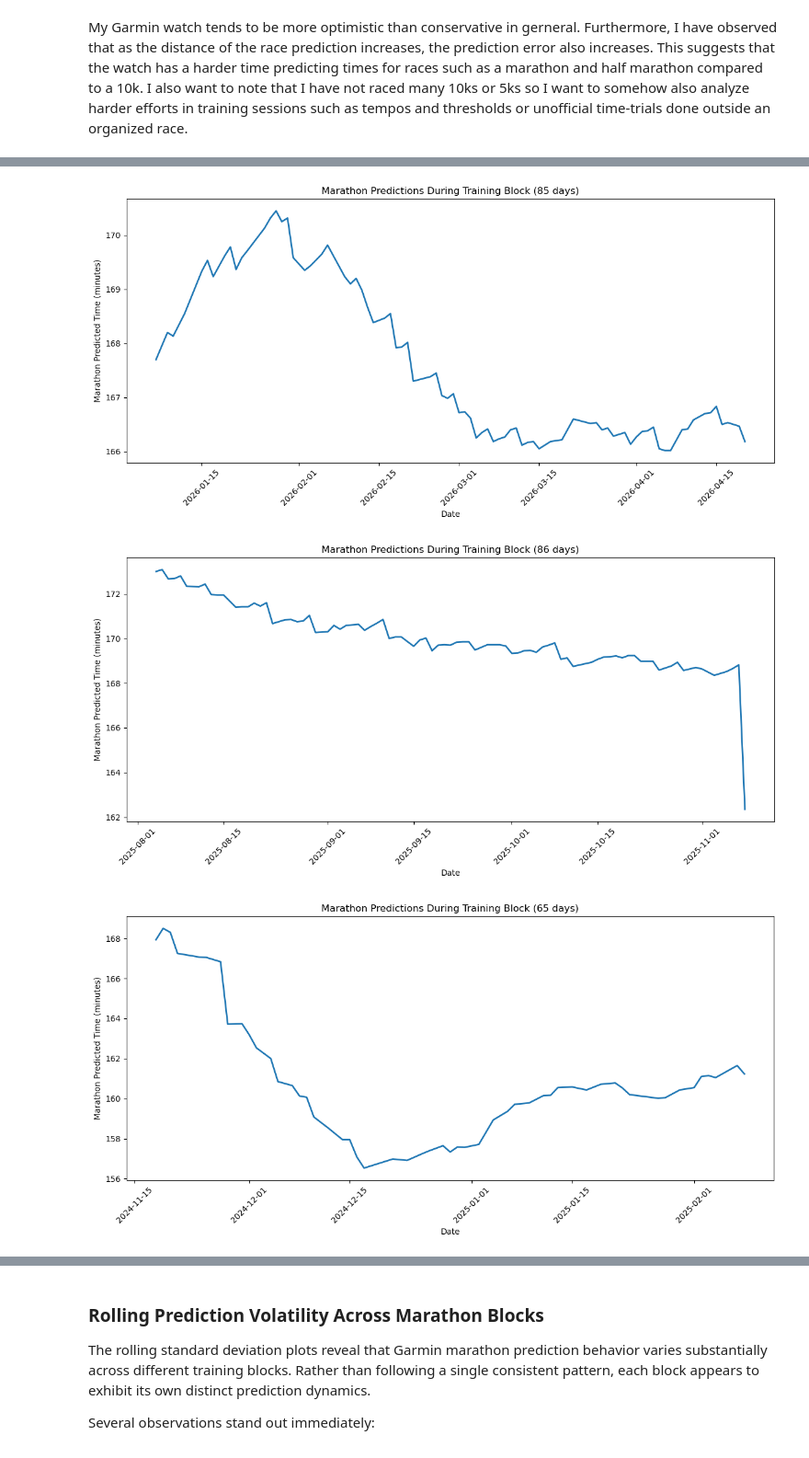
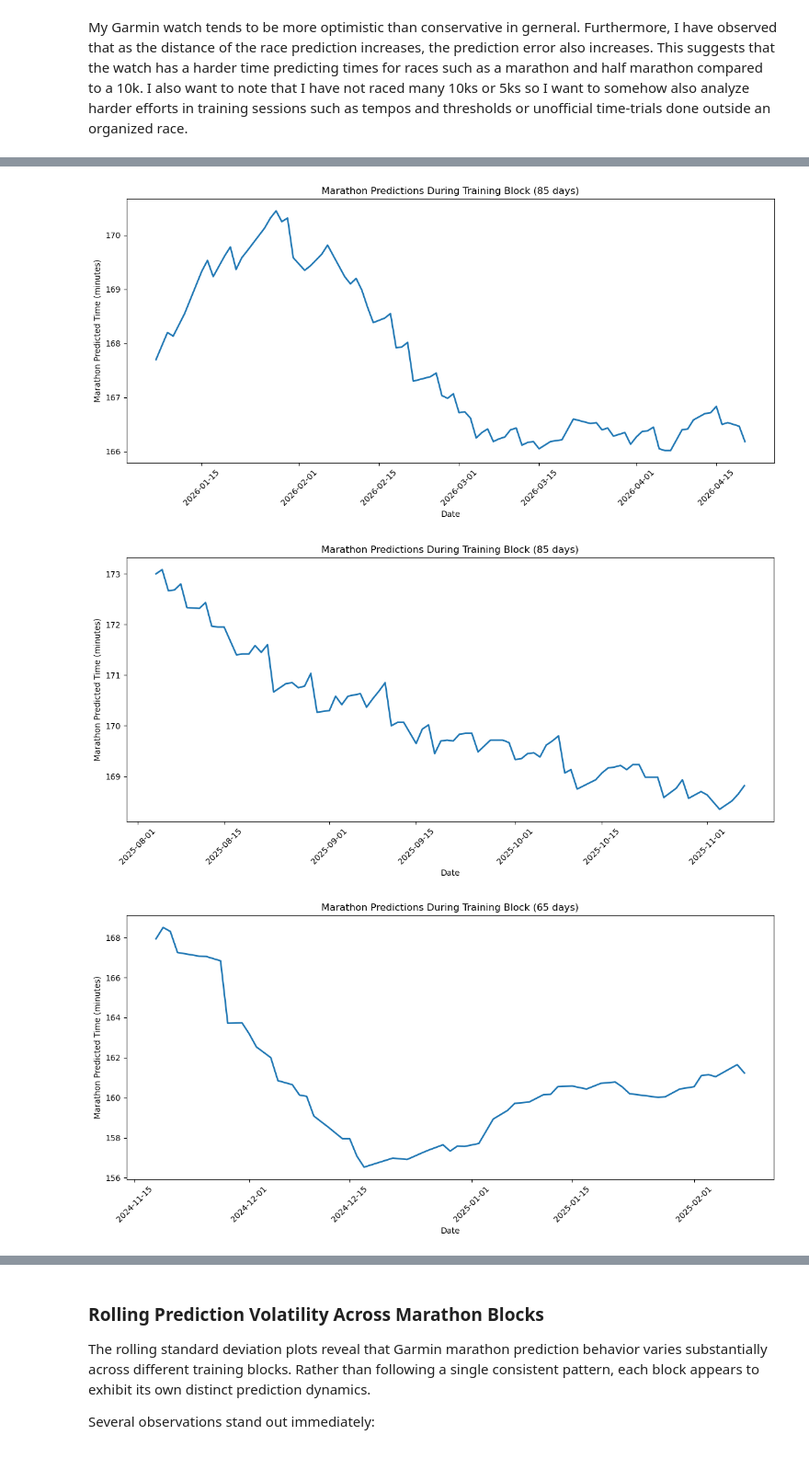
Before and after one commit to herreram22/endurance-performance-project, a Jupyter notebook: notebooks/08_prediction_analysis.ipynb, the cells around one changed output, grey strips where cells are left out. Shown at 92% size. Drawn from its saved outputs; the diff is of its cells as text; code cells hidden in the pictures.

```diff
--- a/notebooks/08_prediction_analysis.ipynb
+++ b/notebooks/08_prediction_analysis.ipynb
@@ -21,6 +22,11 @@ daily_master_table = pd.read_parquet('/Users/pabloherreramendez/Desktop/health_p
 
 # Print the shape of the daily master table
 print(f'Shape of daily master table {daily_master_table.shape}')
+
+daily_master_table["hrv_weekly_avg_clean"] = (
+    daily_master_table["hrv_weekly_avg_last"]
+    .replace(511, np.nan)
+)
 # %% [output]
 Shape of daily master table (753, 49)
 # %%
@@ -492,38 +515,38 @@ boston_block_daily = daily_master_table[
 
 indianapolis_block_daily = daily_master_table[
     (daily_master_table["date"] >= pd.to_datetime("8/4/25")) &
-    (daily_master_table["date"] <= pd.to_datetime("11/8/25"))
+    (daily_master_table["date"] <= pd.to_datetime("11/7/25"))
 ]
 
 mesa_block_daily = daily_master_table[
     (daily_master_table["date"] >= pd.to_datetime("11/18/24")) &
     (daily_master_table["date"] <= pd.to_datetime("2/8/25"))
 ]
 
 bq_block_daily = daily_master_table[
-    (daily_master_table["date"] >= pd.to_datetime("5/20/24")) &
+    (daily_master_table["date"] >= pd.to_datetime("2024-06-19")) &
     (daily_master_table["date"] <= pd.to_datetime("9/7/24"))
 ]
 
 marathon_blocks = [boston_block_daily, indianapolis_block_daily, mesa_block_daily, bq_block_daily]
 
 for block in marathon_blocks:
     plt.figure(figsize=(12, 6))
     sns.lineplot(
         data=block,
         x='date',
         y='Marathon_pred',
         linewidth=2
     )
     plt.title(f'Marathon Predictions During Training Block ({block.shape[0]} days)')
     plt.xlabel('Date')
     plt.ylabel('Marathon Predicted Time (minutes)')
     plt.xticks(rotation=45)
     plt.tight_layout()
     plt.show()
 # %% [output]
 [figure]
-[figure, old version]
+[figure, new version]
 [figure]
 [figure]
 # %%
```
Also changed, not shown: parts of 22 cells of this notebook.
